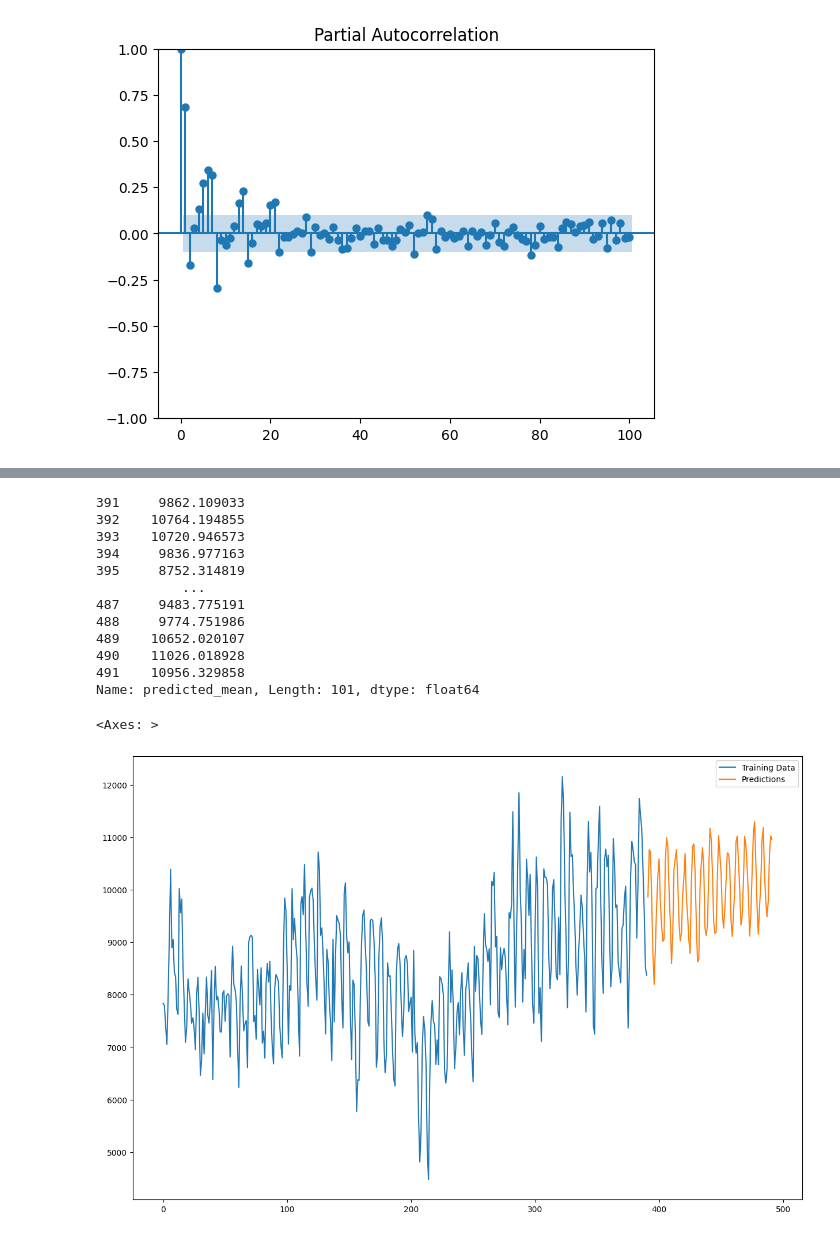
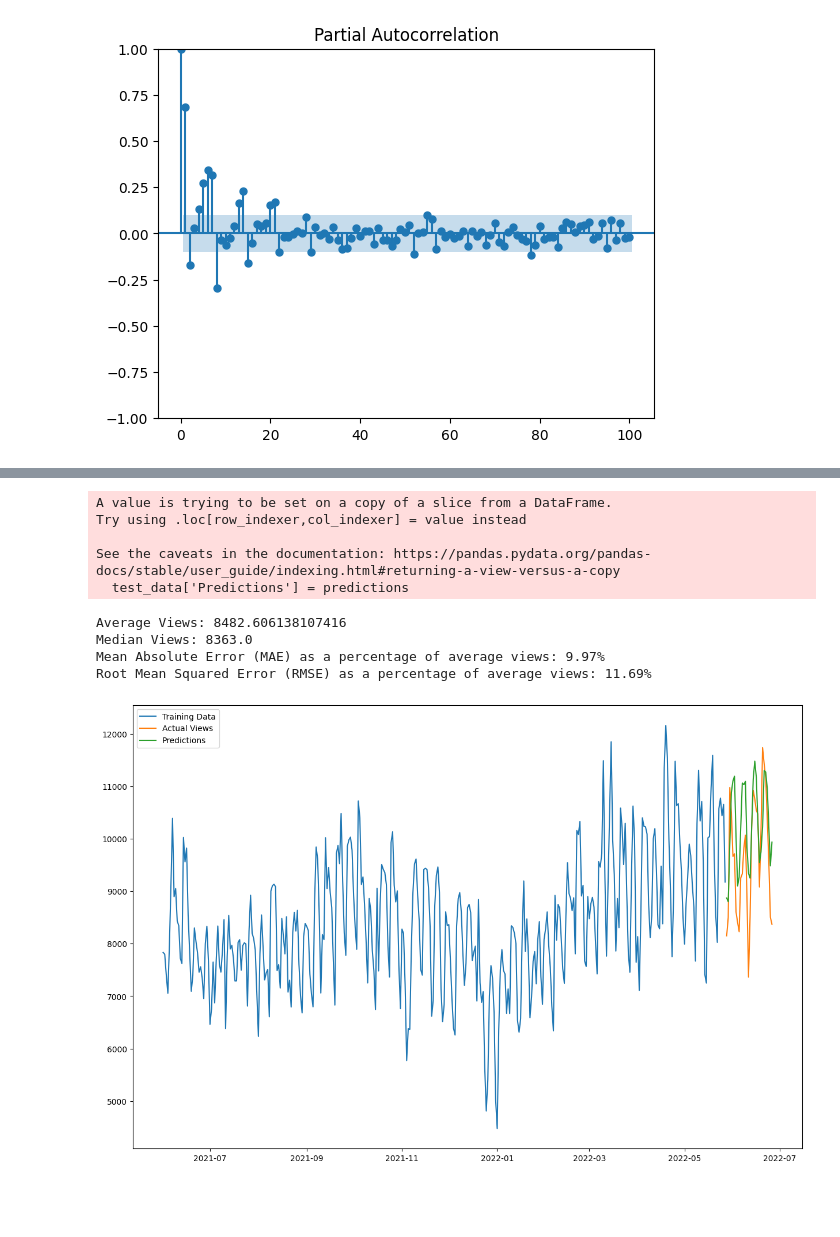
Before and after one commit to amrkld/Website-Traffic-Forecasting_ML_Model, a Jupyter notebook: Forecasting_website_traffic_model.ipynb, the cells around one changed output, grey strips where cells are left out. Cells and saved outputs as stored; diff of their text form; code cells hidden in the pictures; blank space fills up the shorter version.

```diff
--- a/Forecasting_website_traffic_model.ipynb
+++ b/Forecasting_website_traffic_model.ipynb
@@ -59,2 +55,5 @@ plt.show()
 # %%
 import statsmodels.api as sm
+# %%
+train_data = data.iloc[:-30]
+test_data = data.iloc[-30:]
@@ -61,30 +62,16 @@ import statsmodels.api as sm
 # %%
 p, d, q = 5, 1, 2
-model = sm.tsa.statespace.SARIMAX(data['Views'],
-                                  order=(p, d, q),
-                                  seasonal_order=(p, d, q, 12))
+model = SARIMAX(train_data['Views'],
+                order=(p, d, q),
+                seasonal_order=(p, d, q, 12))
 # %%
 model = model.fit()
 # %%
-predictions = model.predict(len(data), len(data) + 100)
-predictions
+predictions = model.predict(start=len(train_data), end=len(train_data) + len(test_data) - 1, dynamic=False)
+test_data['Predictions'] = predictions
 # %% [output]
-391     9862.109033
-392    10764.194855
-393    10720.946573
-394     9836.977163
-395     8752.314819
-           ...
-487     9483.775191
-488     9774.751986
-489    10652.020107
-490    11026.018928
-491    10956.329858
-Name: predicted_mean, Length: 101, dtype: float64
+A value is trying to be set on a copy of a slice from a DataFrame.
+Try using .loc[row_indexer,col_indexer] = value instead
+
+See the caveats in the documentation: https://pandas.pydata.org/pandas-docs/stable/user_guide/indexing.html#returning-a-view-versus-a-copy
+  test_data['Predictions'] = predictions
-# %%
-data["Views"].plot(legend=True, label="Training Data",
-                   figsize=(15, 10))
-predictions.plot(legend=True, label="Predictions")
-# %% [output]
-<Axes: >
-[figure, removed]
@@ -90,0 +81,26 @@ predictions.plot(legend=True, label="Predictions")
+# %%
+# Calculate the average and median values of the actual data
+mae = mean_absolute_error(test_data['Views'], test_data['Predictions'])
+rmse = np.sqrt(mean_squared_error(test_data['Views'], test_data['Predictions']))
+
+average_views = data['Views'].mean()
+median_views = data['Views'].median()
+
+print(f"Average Views: {average_views}")
+print(f"Median Views: {median_views}")
+print(f"Mean Absolute Error (MAE) as a percentage of average views: {mae / average_views * 100:.2f}%")
+print(f"Root Mean Squared Error (RMSE) as a percentage of average views: {rmse / average_views * 100:.2f}%")
+# %% [output]
+Average Views: 8482.606138107416
+Median Views: 8363.0
+Mean Absolute Error (MAE) as a percentage of average views: 9.97%
+Root Mean Squared Error (RMSE) as a percentage of average views: 11.69%
+# %%
+plt.figure(figsize=(15, 10))
+plt.plot(train_data['Views'], label='Training Data')
+plt.plot(test_data['Views'], label='Actual Views')
+plt.plot(test_data['Predictions'], label='Predictions')
+plt.legend()
+plt.show()
+# %% [output]
+[figure, added]
```
Also changed, not shown: parts of 9 cells of this notebook.
